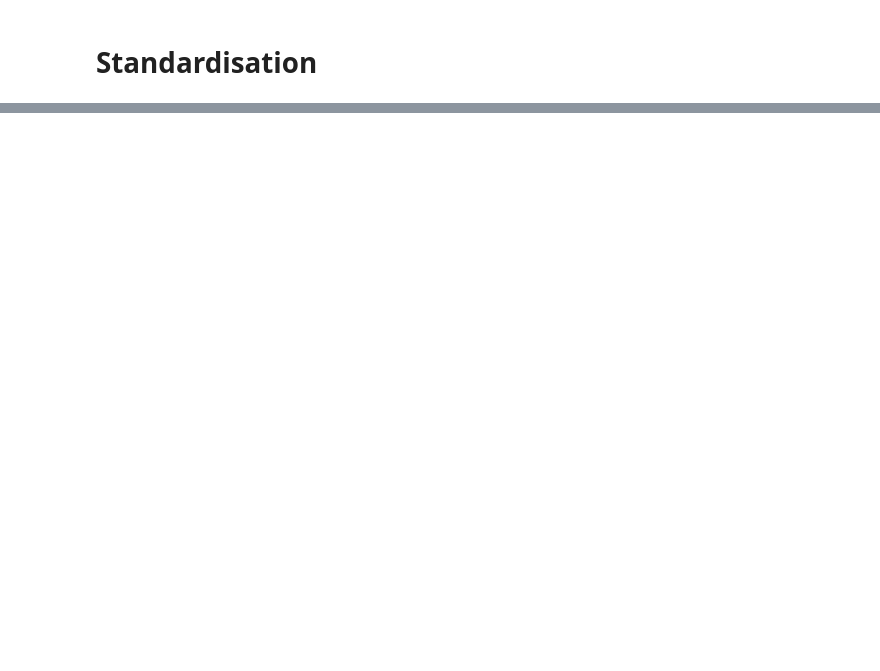
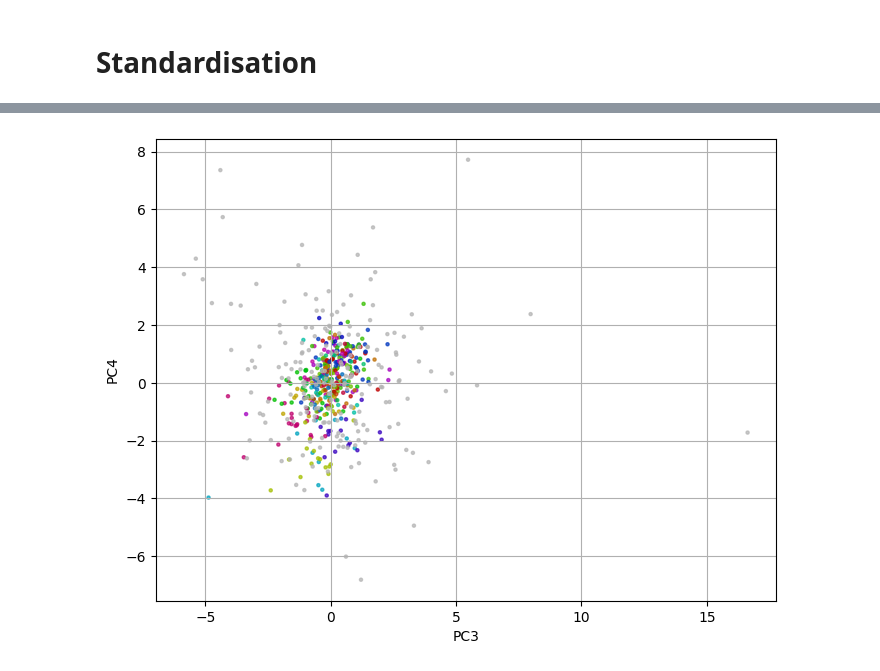
Before and after one commit to homeworkace/slop-radar, a Jupyter notebook: MLNN.ipynb, the cells around one changed output, grey strips where cells are left out. Saved outputs shown, nothing was run; the diff lists cells and outputs as text; code cells hidden in the pictures; blank space fills up the shorter version.

```diff
--- a/MLNN.ipynb
+++ b/MLNN.ipynb
@@ -334,5 +329,5 @@ feature_graph_figure.show()
 # %%
-def power_iteration(A, num_iter=1000, tol=1e-7):
+def power_iteration(A, num_iter=1000, tol=1e-6):
     """
     Power Iteration to compute the largest eigenvector of matrix A.
     Args:
@@ -347,7 +342,7 @@ def power_iteration(A, num_iter=1000, tol=1e-7):
     b = np.random.rand(A.shape[1])  # Random initial vector
     b = b / np.linalg.norm(b)
 
-    error_meter = tqdm(position = 0, total=7, bar_format='{bar} | {postfix}')
+    error_meter = tqdm(position = 0, total=6, bar_format='{bar} | {postfix}')
     for i in range(num_iter):
         b_next = A @ b  # Matrix-vector multiplication
         b_next = b_next / np.linalg.norm(b_next)  # Normalize
@@ -355,7 +350,7 @@ def power_iteration(A, num_iter=1000, tol=1e-7):
         # Check for convergence
         error = np.linalg.norm(b_next - b)
         b = b_next
-        error_meter.update(-np.log10(error) - error_meter.n)
+        error_meter.update(min(-np.log10(error), error_meter.total) - error_meter.n)
         error_meter.set_postfix_str('{:.2E}'.format(error) + ' of error after ' + str(i + 1) + ' iterations...')
         if error < tol:
             error_meter.close()
@@ -364,7 +359,7 @@ def power_iteration(A, num_iter=1000, tol=1e-7):
     eigenvalue = b.T @ A @ b  # Rayleigh quotient for eigenvalue
     return b, eigenvalue
 # %%
-def pca_power_iteration(data, num_components=2, num_iter=1000):
+def pca_power_iteration(data, num_components, num_iter=2000):
     """
     PCA using Power Iteration to compute the principal components.
     Args:
@@ -388,6 +383,7 @@ def pca_power_iteration(data, num_components=2, num_iter=1000):
 
     for i in range(num_components):
         # Step 2: Compute the largest eigenvector using power iteration
+        print('Extracting PC' + str(i + 1) + '...')
         eigenvector, eigenvalue = power_iteration(covariance_matrix, num_iter=num_iter)
         components.append(eigenvector)
         explained_variance.append(eigenvalue)
@@ -400,4 +396,4 @@ def pca_power_iteration(data, num_components=2, num_iter=1000):
 
     return components, explained_variance
 # %%
-components, explained_variance = pca_power_iteration(common_tokens_only, num_components=20)
+components, explained_variance = pca_power_iteration(training_dataset, num_components=50)
@@ -410,12 +438,18 @@ print(np.sum([np.std(common_tokens_only.loc[feature]) for feature in common_toke
 # %%
+# Define a colour for each author.
+colour_list = {author: colors.hsv_to_rgb((i / len(set(authors)), 1, 0.75)) for i, author in enumerate(list(set(authors)))}
+colour_list['human'] = colors.hsv_to_rgb((0, 0, 0.7))
+
 # Creating the scatter plot
 feature_graph_figure = plt.figure(figsize=(8, 6))
 feature_graph = feature_graph_figure.subplots()
-coords = [[np.dot(common_tokens_only[author], components[0]), np.dot(common_tokens_only[author], components[1])] for author in common_tokens_only]
-feature_graph.scatter([coord[0] for coord in coords], [coord[1] for coord in coords], color='blue', alpha=0.7)
-for i, author in enumerate(common_tokens_only.columns):
-    feature_graph.annotate(author, coords[i])
-feature_graph.set_xlabel("PC1")
-feature_graph.set_ylabel("PC2")
+coords = [[np.dot(training_dataset[batch], components[6]), np.dot(training_dataset[batch], components[7])] for batch in training_dataset]
+feature_graph.scatter([coord[0] for coord in coords], [coord[1] for coord in coords], color=[colour_list[batch.split('_')[1]] for batch in training_dataset], s = 5, alpha=0.7)
+#for author in list(set(authors)):
+#    feature_graph.annotate(author, coords[training_dataset.columns.get_loc('0_' + author)])
+feature_graph.set_xlabel("PC3")
+feature_graph.set_ylabel("PC4")
 feature_graph.grid(True)
 feature_graph_figure.show()
+# %% [output]
+[figure, added]
```
Also changed, not shown: parts of 21 cells of this notebook, 1 other file.
